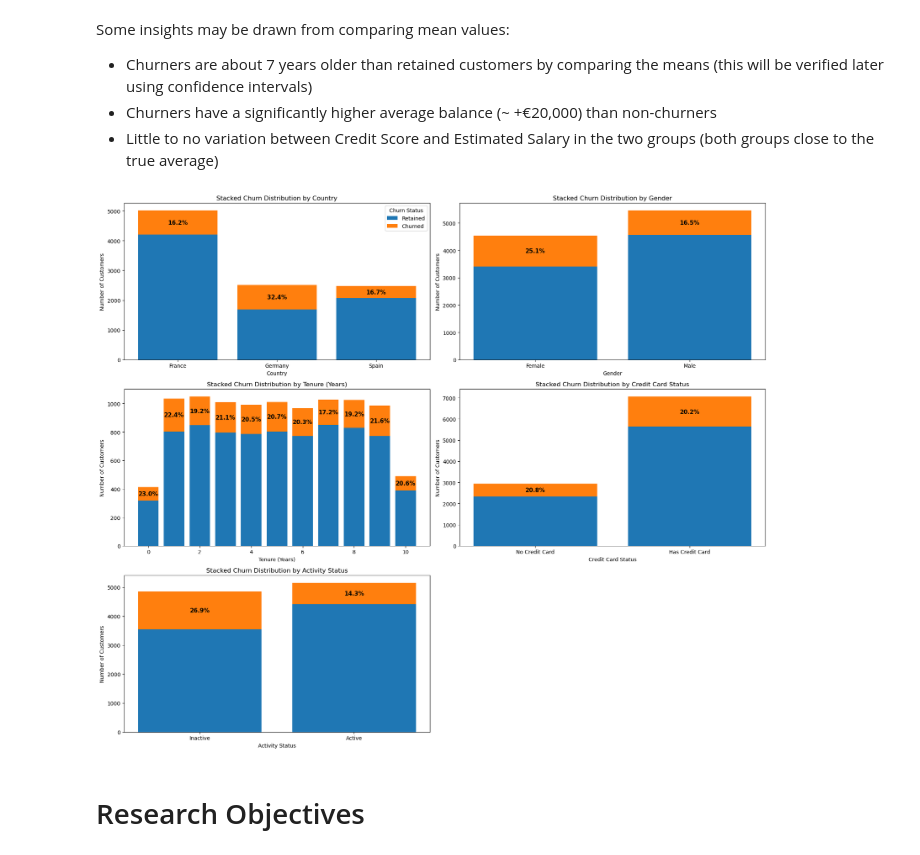
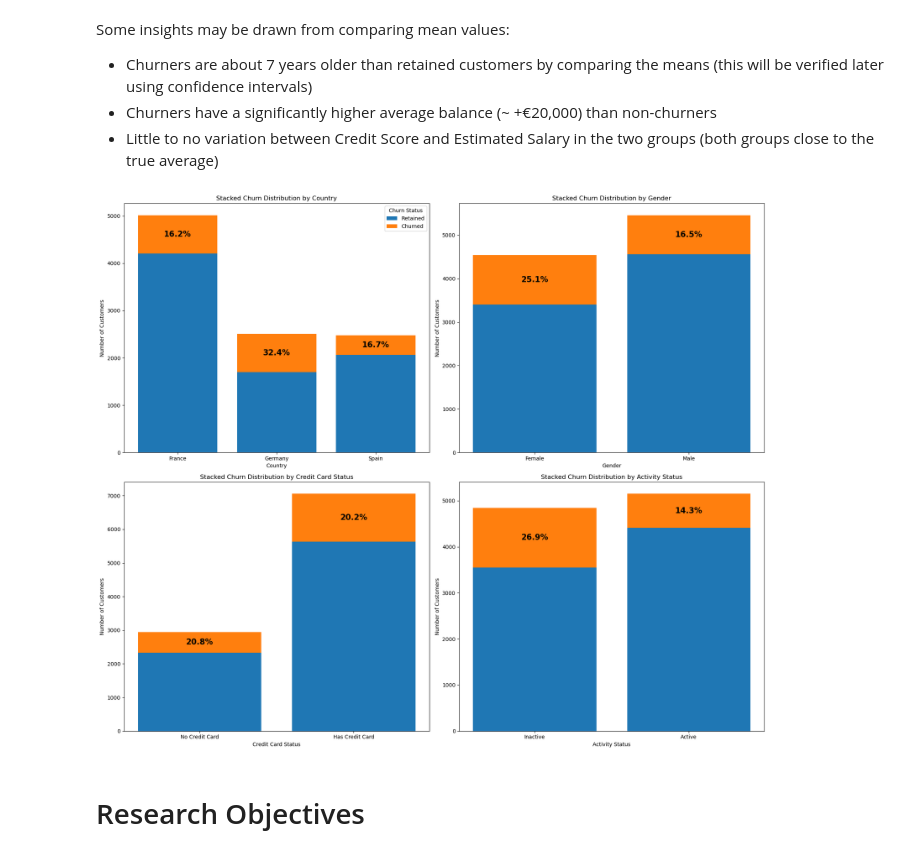
Before and after one commit to david-boules/Customer-Churn-Analysis, a Jupyter notebook: data-analysis.ipynb, the cells around one changed output. Saved outputs shown, nothing was run; the diff lists cells and outputs as text; code cells hidden in the pictures.

```diff
--- a/data-analysis.ipynb
+++ b/data-analysis.ipynb
@@ -148,7 +148,7 @@ plt.show()
 # %% [output]
 [figure]
 # %%
-fig, axes = plt.subplots(2,2,figsize=(15,8))
+fig, axes = plt.subplots(2,2,figsize=(15,9))
 axes = axes.flatten()
 
 hist_variables = ["CreditScore", "Age", "Balance", "EstimatedSalary"]
@@ -156,6 +156,8 @@ hist_variables = ["CreditScore", "Age", "Balance", "EstimatedSalary"]
 for i, variable in enumerate(hist_variables):
     if variable == "Age":
         sns.histplot(x=variable, data=df, ax=axes[i], bins = 92-18)
+        title = f"Distribution of {variable}"
+        axes[i].set_title(title)
     else:
         sns.histplot(x=variable, data=df, ax=axes[i])
         title = f"Distribution of {variable}"
@@ -176,5 +178,14 @@ print("Number of Customers with a 850 credit score: ", df[df['CreditScore'] > 84
 # %% [output]
 Number of Customers with a 850 credit score:  233
 # %%
-sns.histplot(x='Balance', data=df[df["Balance"] > 0])
+fig, axes = plt.subplots(1,2,figsize=(14,6))
+axes = axes.flatten()
+
+sns.histplot(x='Balance', data=df, ax=axes[0])
+title = f"Balance Distribution"
+axes[0].set_title(title)
+
+sns.histplot(x='Balance', data=df[df["Balance"] > 0], ax=axes[1])
+title = f"Balance Distribution Without Empty Accounts"
+axes[1].set_title(title)
 # %% [output]
@@ -192,12 +203,13 @@ sns.histplot(x='Balance', data=df[df["Balance"] > 0])
 fig, axes = plt.subplots(3,2,figsize=(18,10))
 axes = axes.flatten()
 
-categorical_variables = ["Geography", "Gender", "Tenure", "HasCrCard", "IsActiveMember", "Exited"]
+categorical_variables = ["Geography", "Gender", "HasCrCard", "IsActiveMember", "Exited"]
 for i, variable in enumerate(categorical_variables):
-    sns.countplot(x=variable, data=df, ax=axes[i])
+    sns.countplot(x=variable, data=df, hue=variable, ax=axes[i])
     title = f"Countplot of {variable}"
     axes[i].set_title(title)
 
+axes[5].axis("off")
 plt.tight_layout()
 plt.show()
 # %% [output]
@@ -243,7 +255,7 @@ Some insights may be drawn from comparing mean values:
 - Little to no variation between Credit Score and Estimated Salary in the two groups (both groups close to the true average)
 # %%
 palette = {0: '#1f77b4', 1: '#ff7f0e'}
-categorical_vars = ["Geography", "Gender", "Tenure", "HasCrCard", "IsActiveMember"]
+categorical_vars = ["Geography", "Gender", "HasCrCard", "IsActiveMember"]
 var_labels = {
     "Geography": "Country",
     "Gender": "Gender",
@@ -257,7 +269,7 @@ xtick_map = {
 }
 
 # Create figure and axes
-fig, axes = plt.subplots(3, 2, figsize=(18, 15))
+fig, axes = plt.subplots(2, 2, figsize=(18, 15))
 axes = axes.flatten()
 
 for i, var in enumerate(categorical_vars):
@@ -268,43 +280,43 @@ for i, var in enumerate(categorical_vars):
     churn_counts.columns = ['Retained', 'Churned']
     churn_counts = churn_counts.sort_index()
 
-    # Plot stacked bars
+    # Stacked bars
     ax.bar(churn_counts.index, churn_counts['Retained'], label='Retained', color=palette[0])
     ax.bar(churn_counts.index, churn_counts['Churned'], bottom=churn_counts['Retained'], label='Churned', color=palette[1])
 
     # Axis titles
     ax.set_title(f"Stacked Churn Distribution by {var_labels.get(var, var)}")
     ax.set_xlabel(var_labels.get(var, var))
     ax.set_ylabel("Number of Customers")
 
-    # Apply custom tick labels
+    # Tick labels
     if var in xtick_map:
         ax.set_xticks(range(len(churn_counts.index)))
         ax.set_xticklabels([xtick_map[var].get(val, str(val)) for val in churn_counts.index])
 
     # Annotate with churn percentages
     churn_percent = churn_counts['Churned'] / churn_counts.sum(axis=1) * 100
     for j, idx in enumerate(churn_counts.index):
         retained = churn_counts.loc[idx, 'Retained']
         churned = churn_counts.loc[idx, 'Churned']
         pct = churn_percent[idx]
         ax.text(
             j, retained + churned / 2, f"{pct:.1f}%",
-            ha='center', va='center', color='black', fontsize=11, fontweight='bold'
+            ha='center', va='center', color='black', fontsize=15, fontweight='bold'
         )
 
 # Turn off any unused subplots
 if len(categorical_vars) < len(axes):
     for j in range(len(categorical_vars), len(axes)):
         axes[j].axis("off")
 
 # Add legend once
 axes[0].legend(title="Churn Status")
 
 plt.tight_layout()
 plt.show()
 # %% [output]
-[figure, old version]
+[figure, new version]
 # %% [markdown]
 # Research Objectives
 # %% [markdown]
```
Also changed, not shown: parts of 3 cells of this notebook.
